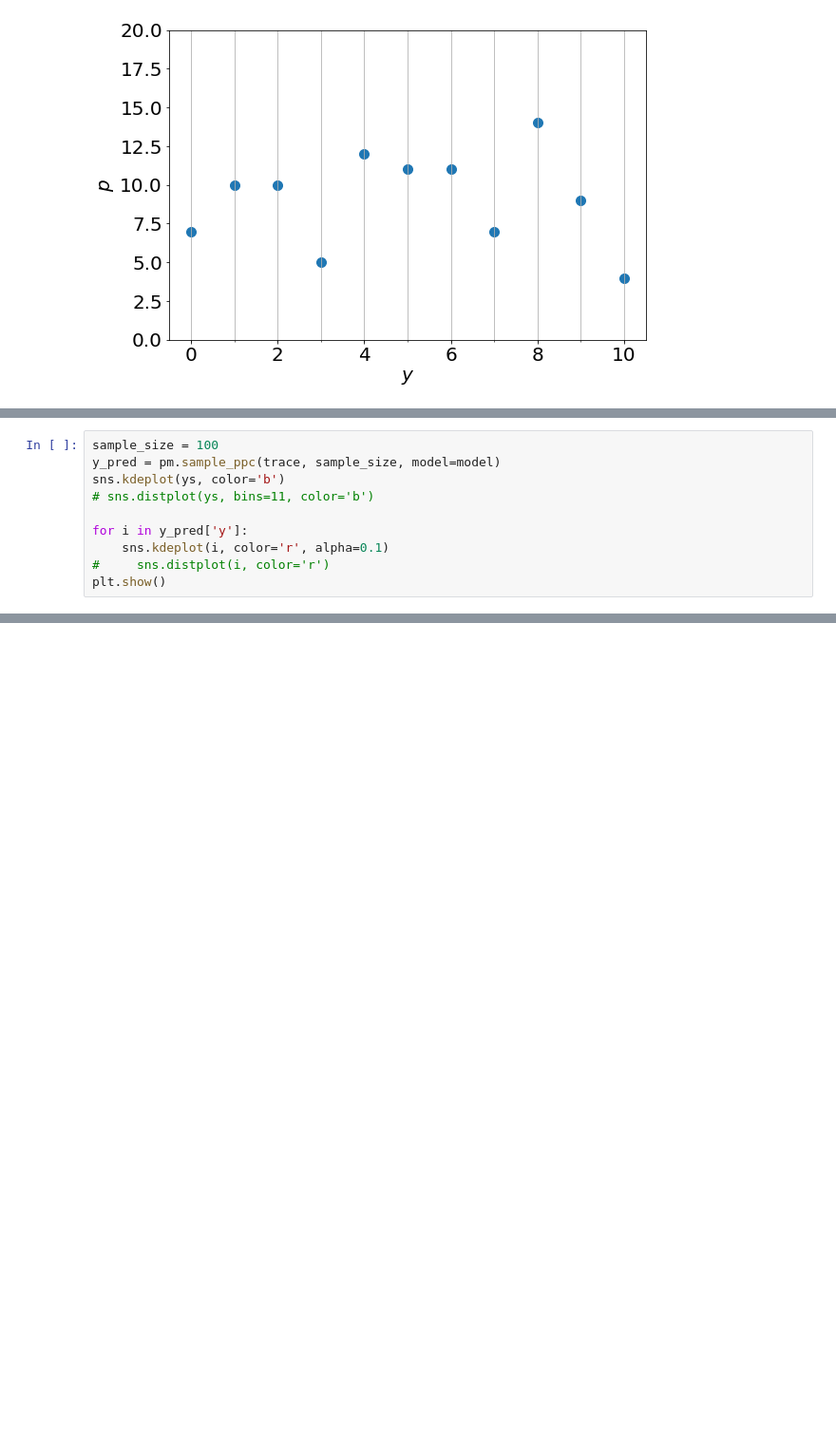
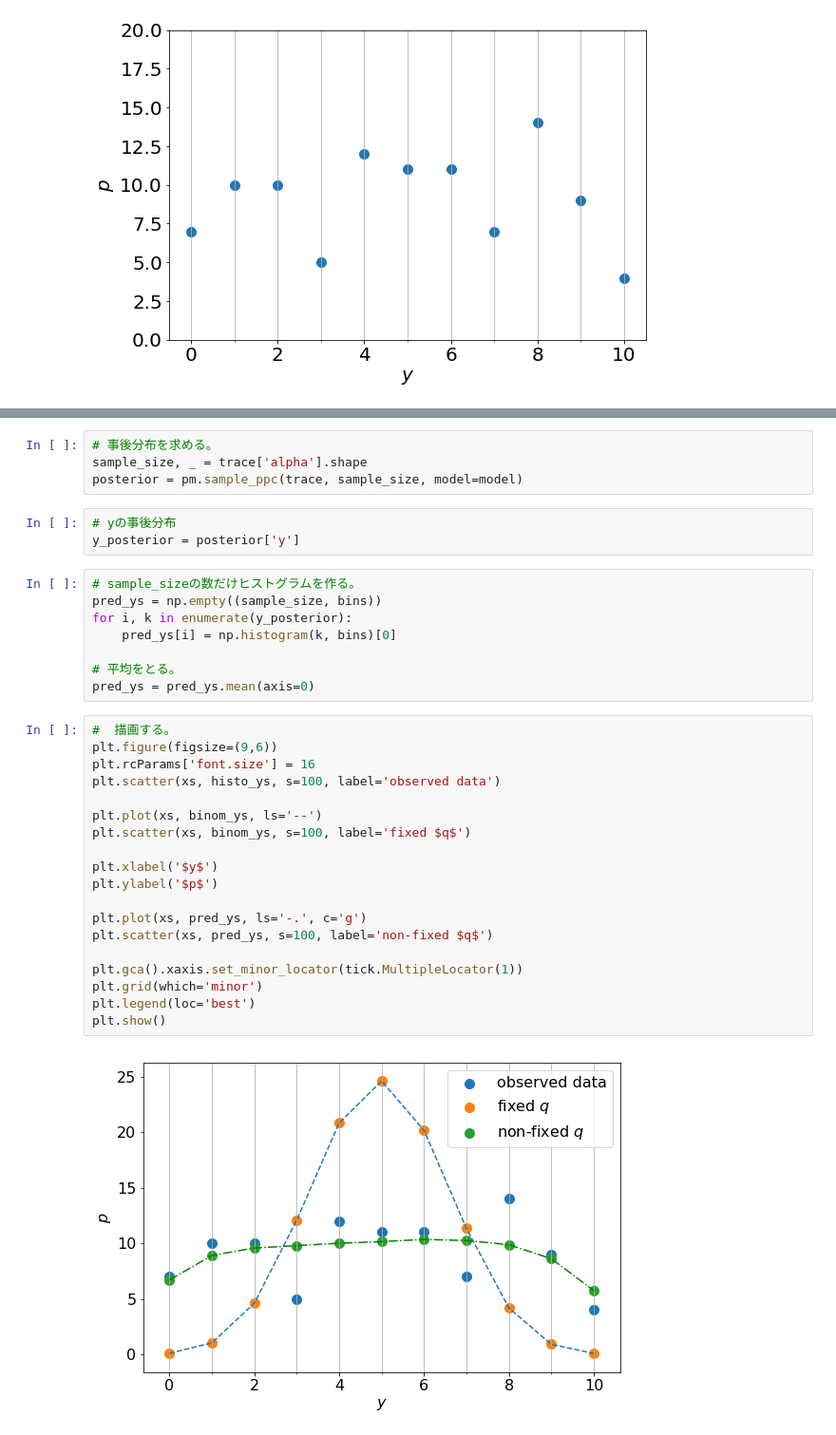
Before and after one commit to seiya-kumada/cct_blog, a Jupyter notebook: pymc3/sample_0.ipynb, the cells around one changed output, grey strips where cells are left out. Shown at 95% size. Drawn from its saved outputs; the diff is of its cells as text; blank space fills up the shorter version.

```diff
--- a/pymc3/sample_0.ipynb
+++ b/pymc3/sample_0.ipynb
@@ -169,10 +57,0 @@ plt.show()
-# %%
-sample_size = 100
-y_pred = pm.sample_ppc(trace, sample_size, model=model)
-sns.kdeplot(ys, color='b')
-# sns.distplot(ys, bins=11, color='b')
-
-for i in y_pred['y']:
-    sns.kdeplot(i, color='r', alpha=0.1)
-#     sns.distplot(i, color='r')
-plt.show()
@@ -227,0 +182,36 @@ plt.show()
+# %%
+# 事後分布を求める。
+sample_size, _ = trace['alpha'].shape
+posterior = pm.sample_ppc(trace, sample_size, model=model)
+# %%
+# yの事後分布
+y_posterior = posterior['y']
+# %%
+# sample_sizeの数だけヒストグラムを作る。
+pred_ys = np.empty((sample_size, bins))
+for i, k in enumerate(y_posterior):
+    pred_ys[i] = np.histogram(k, bins)[0]
+
+# 平均をとる。
+pred_ys = pred_ys.mean(axis=0)
+# %%
+#  描画する。
+plt.figure(figsize=(9,6))
+plt.rcParams['font.size'] = 16
+plt.scatter(xs, histo_ys, s=100, label='observed data')
+
+plt.plot(xs, binom_ys, ls='--')
+plt.scatter(xs, binom_ys, s=100, label='fixed $q$')
+
+plt.xlabel('$y$')
+plt.ylabel('$p$')
+
+plt.plot(xs, pred_ys, ls='-.', c='g')
+plt.scatter(xs, pred_ys, s=100, label='non-fixed $q$')
+
+plt.gca().xaxis.set_minor_locator(tick.MultipleLocator(1))
+plt.grid(which='minor')
+plt.legend(loc='best')
+plt.show()
+# %% [output]
+[figure, added]
```
Also changed, not shown: parts of 34 cells of this notebook.
